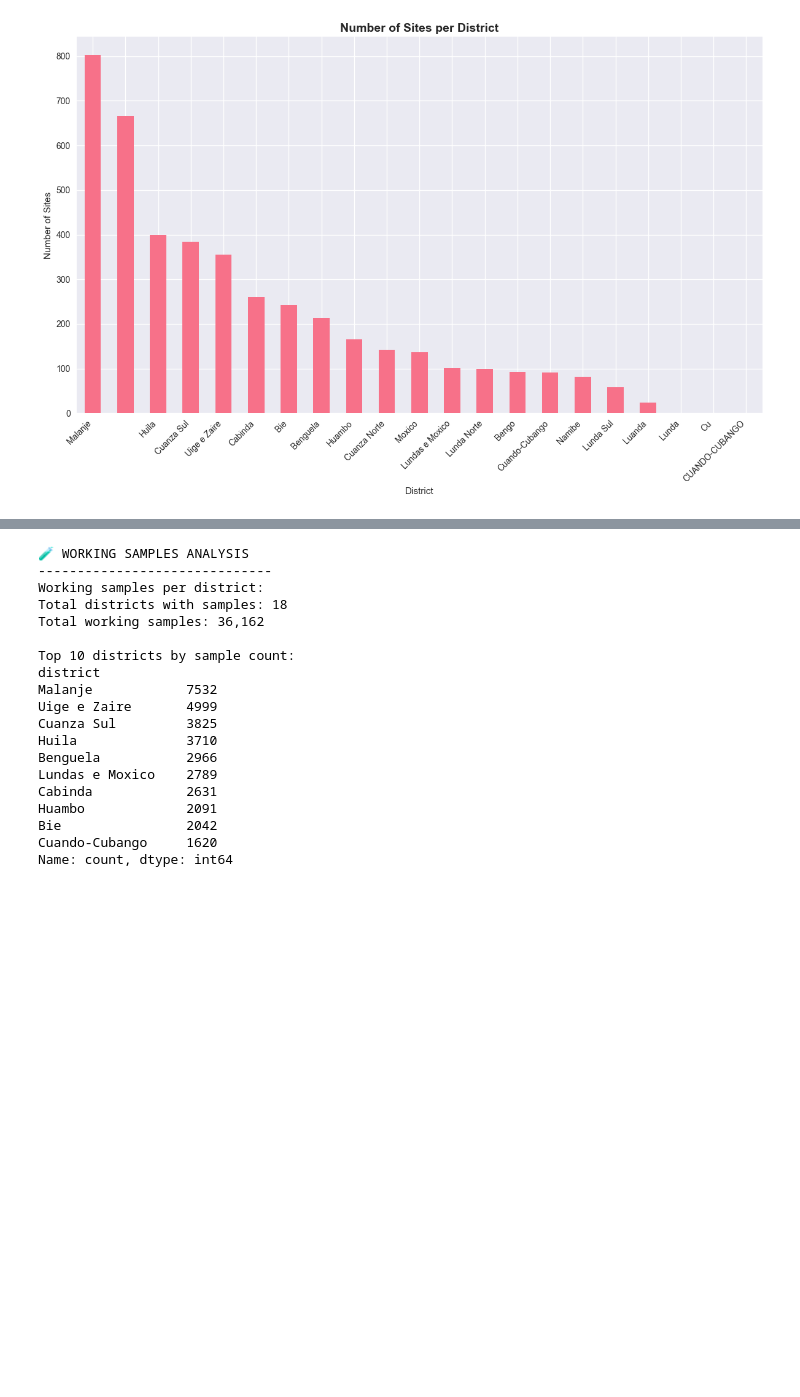
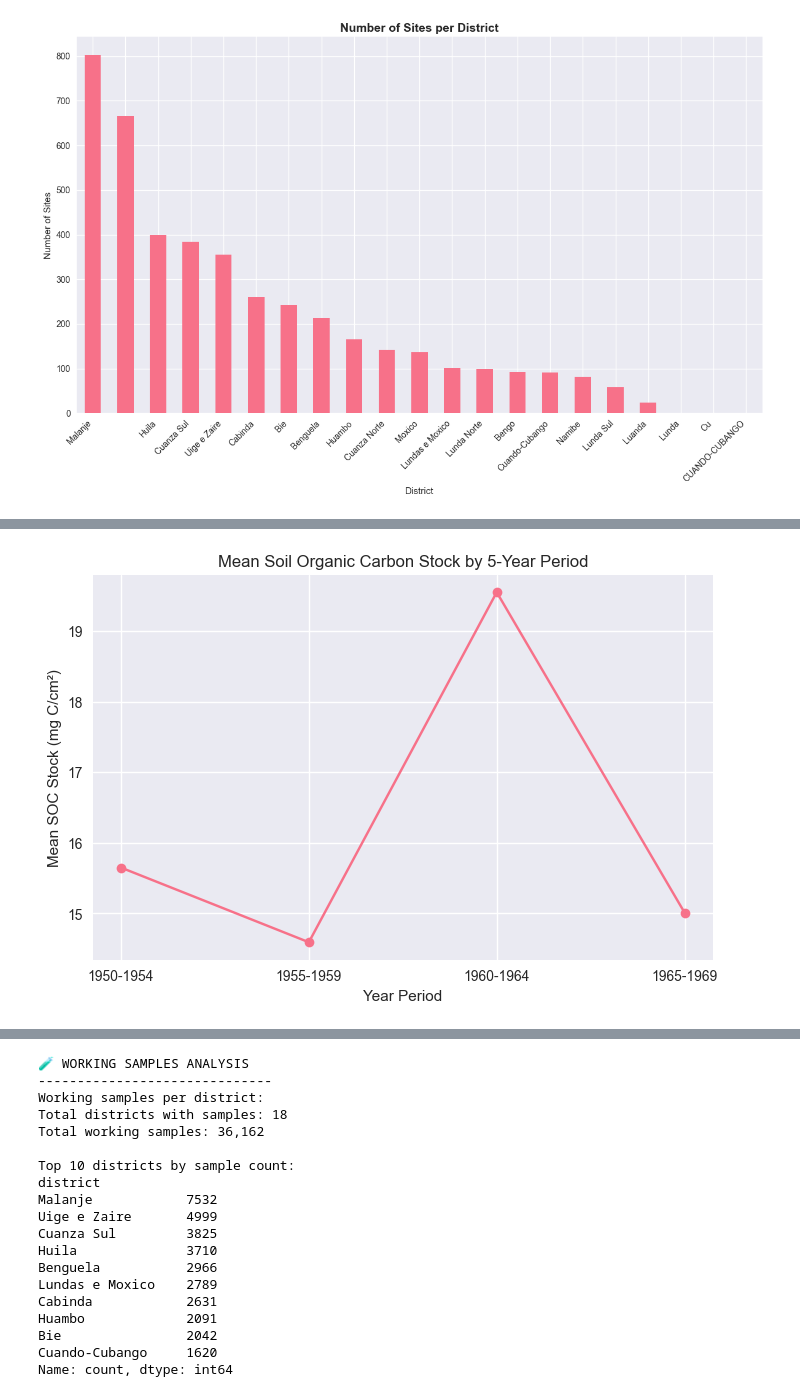
Before and after one commit to inesschwartz/ThesisSoilAngola, a Jupyter notebook: EDA/general_EDA.ipynb, the cells around one changed output, grey strips where cells are left out. Saved outputs shown, nothing was run; the diff lists cells and outputs as text; code cells hidden in the pictures; blank space fills up the shorter version.

```diff
--- a/EDA/general_EDA.ipynb
+++ b/EDA/general_EDA.ipynb
@@ -676,0 +770,22 @@ Final merged dataset: 39,656 rows × 56 columns
+# %%
+import matplotlib.pyplot as plt
+import pandas as pd
+import numpy as np
+
+# Create 5-year bins
+bins = list(range(1950, 1975, 5))
+labels = [f"{b}-{b+4}" for b in bins[:-1]]
+merged_final['year_bin'] = pd.cut(merged_final['year'], bins=bins, labels=labels, right=False)
+
+# Aggregate mean SOC stock per bin
+soc_by_bin = merged_final.groupby('year_bin')['SOC_stock_mg_per_cm2'].mean().reset_index()
+
+plt.figure(figsize=(8,5))
+plt.plot(soc_by_bin['year_bin'], soc_by_bin['SOC_stock_mg_per_cm2'], marker='o')
+plt.title('Mean Soil Organic Carbon Stock by 5-Year Period')
+plt.xlabel('Year Period')
+plt.ylabel('Mean SOC Stock (mg C/cm²)')
+plt.grid(True)
+plt.show()
+# %% [output]
+[figure, added]
```
Also changed, not shown: parts of 17 cells of this notebook.
